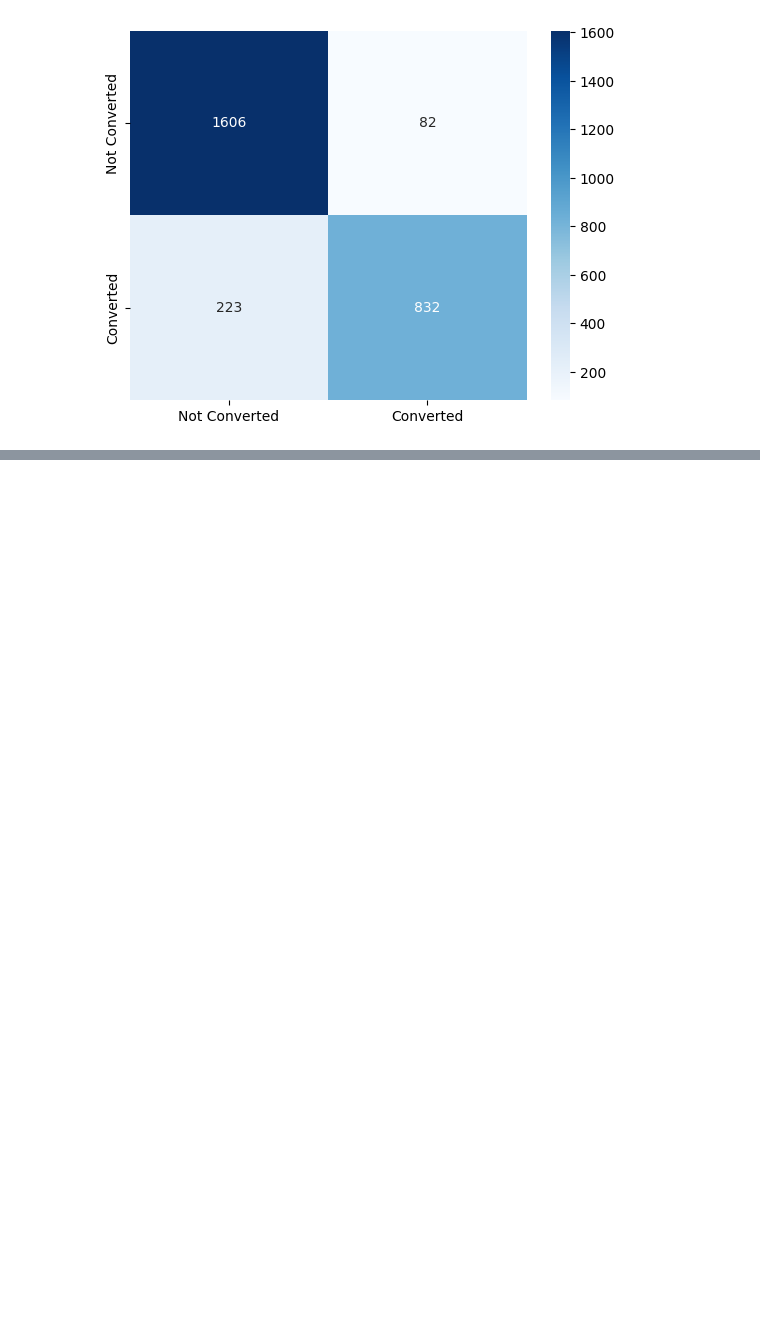
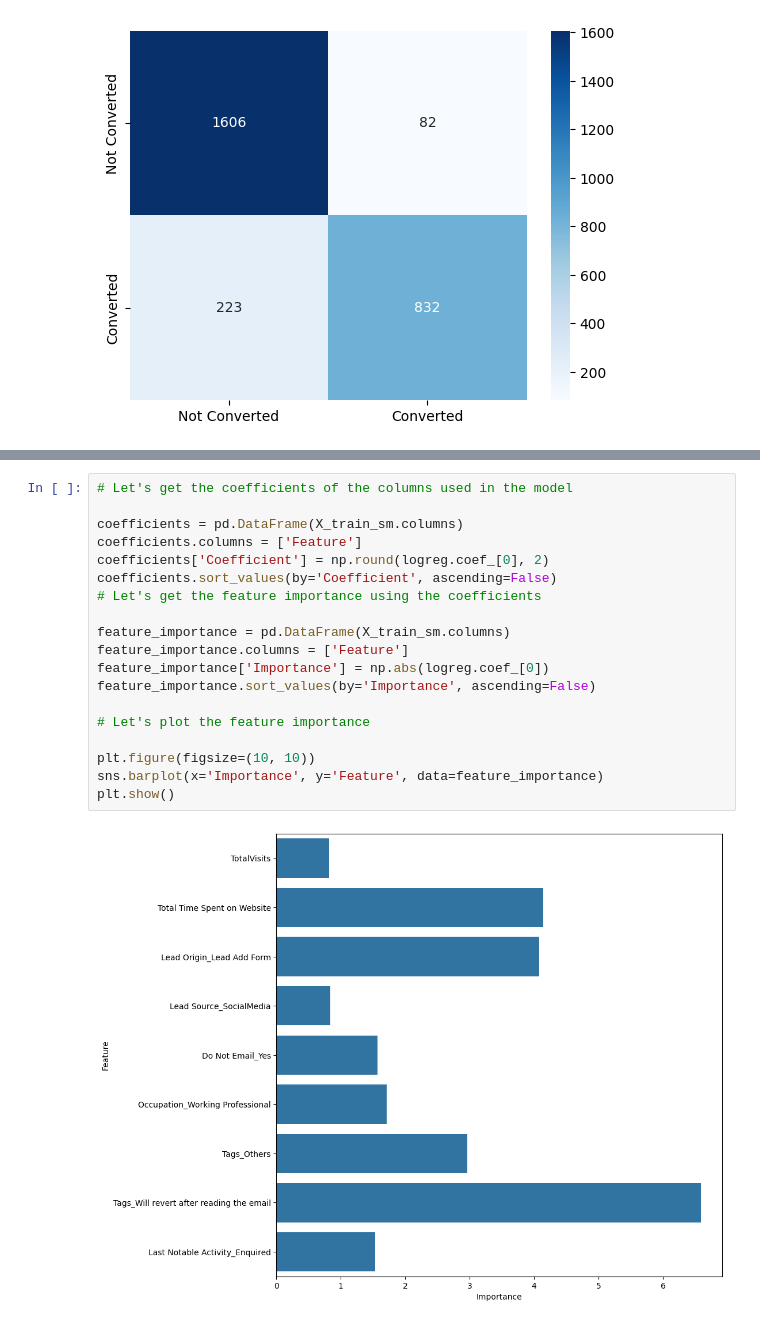
Before and after one commit to aravindpeddinti/Lead_Scoring_Case_Study, a Jupyter notebook: Assignment.ipynb, the cells around one changed output, grey strips where cells are left out. Drawn from its saved outputs; the diff is of its cells as text; blank space fills up the shorter version.

```diff
--- a/Assignment.ipynb
+++ b/Assignment.ipynb
@@ -1213,0 +1263,21 @@ plt.show()
+# %%
+# Let's get the coefficients of the columns used in the model
+
+coefficients = pd.DataFrame(X_train_sm.columns)
+coefficients.columns = ['Feature']
+coefficients['Coefficient'] = np.round(logreg.coef_[0], 2)
+coefficients.sort_values(by='Coefficient', ascending=False)
+# Let's get the feature importance using the coefficients
+
+feature_importance = pd.DataFrame(X_train_sm.columns)
+feature_importance.columns = ['Feature']
+feature_importance['Importance'] = np.abs(logreg.coef_[0])
+feature_importance.sort_values(by='Importance', ascending=False)
+
+# Let's plot the feature importance
+
+plt.figure(figsize=(10, 10))
+sns.barplot(x='Importance', y='Feature', data=feature_importance)
+plt.show()
+# %% [output]
+[figure, added]
```
Also changed, not shown: parts of 10 cells of this notebook.
